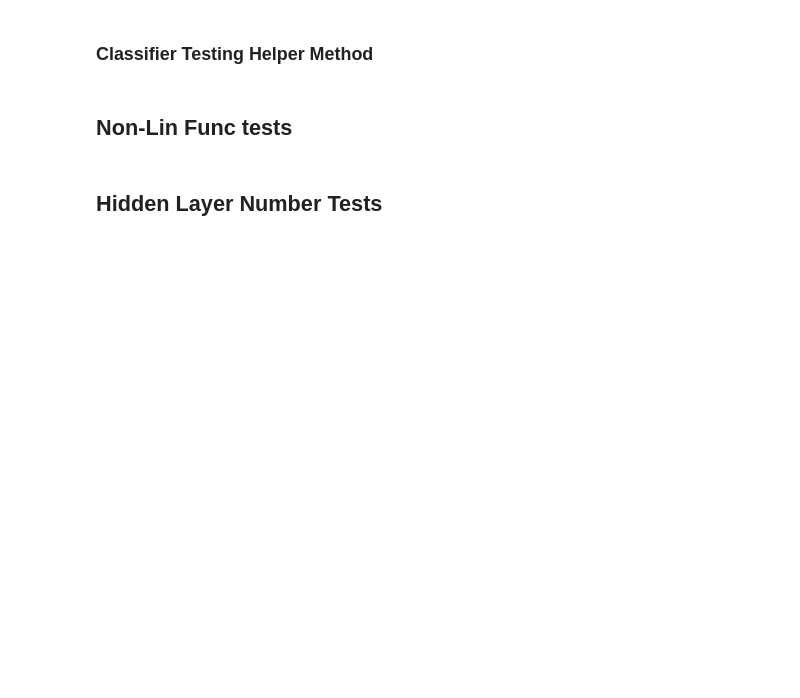
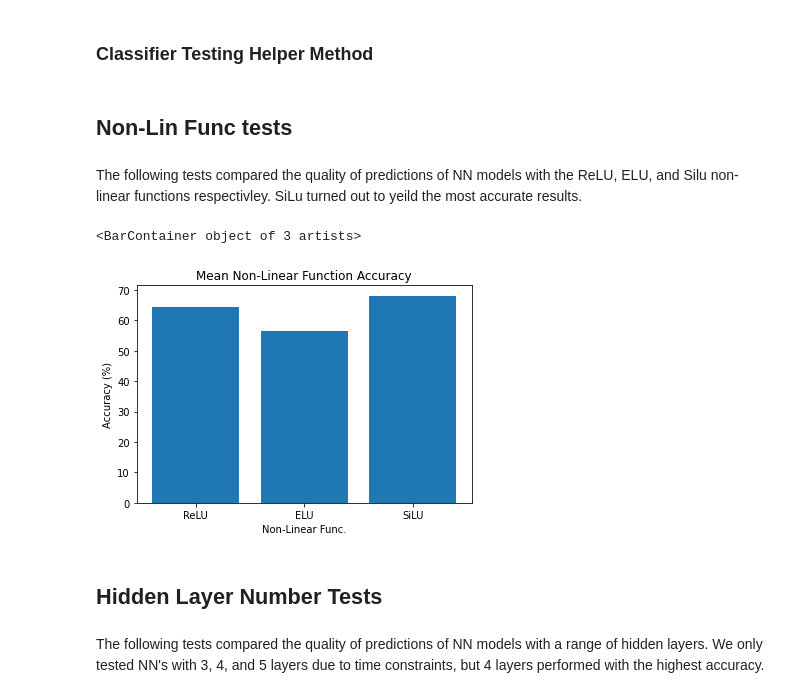
Before and after one commit to adam-keim/CP341_B722_GNN, a Jupyter notebook: ecfp_nn.ipynb, the cells around one changed output. Saved outputs shown, nothing was run; the diff lists cells and outputs as text; code cells hidden in the pictures; blank space fills up the shorter version.

```diff
--- a/ecfp_nn.ipynb
+++ b/ecfp_nn.ipynb
@@ -154,4 +189,6 @@ def test_classifiers(classifier, epochs, batch_size):
 # %% [markdown]
 ## Non-Lin Func tests
+# %% [markdown]
+The following tests compared the quality of predictions of NN models with the ReLU, ELU, and Silu non-linear functions respectivley. SiLu turned out to yeild the most accurate results.
 # %%
 relu_cl = torch.nn.Sequential(
@@ -194,7 +231,15 @@ for i in range(10):
         j+=1
 # %%
-plt.bar([1,2,3], [np.mean(relu), np.mean(elu), np.mean(silu)])
+plt.xlabel('Non-Linear Func.')
+plt.ylabel('Accuracy (%)')
+plt.title('Mean Non-Linear Function Accuracy')
+plt.bar(["ReLU","ELU","SiLU"], [np.mean(relu), np.mean(elu), np.mean(silu)])
+# %% [output]
+<BarContainer object of 3 artists>
+[figure, added]
 # %% [markdown]
 ## Hidden Layer Number Tests
+# %% [markdown]
+The following tests compared the quality of predictions of NN models with a range of hidden layers. We only tested NN's with 3, 4, and 5 layers due to time constraints, but 4 layers performed with the highest accuracy.
 # %%
 thr_cl = torch.nn.Sequential(
```
Also changed, not shown: parts of 16 cells of this notebook, 1 other file.
